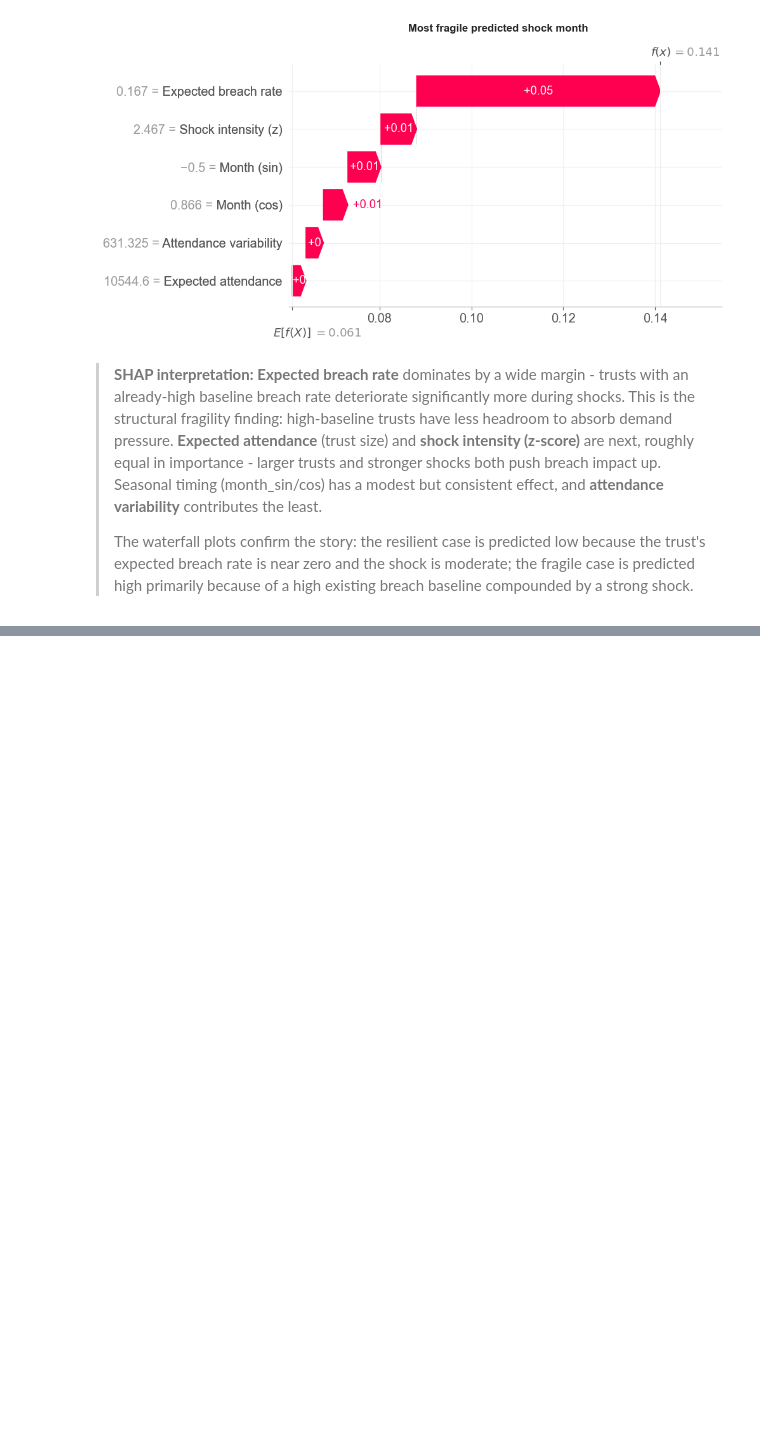
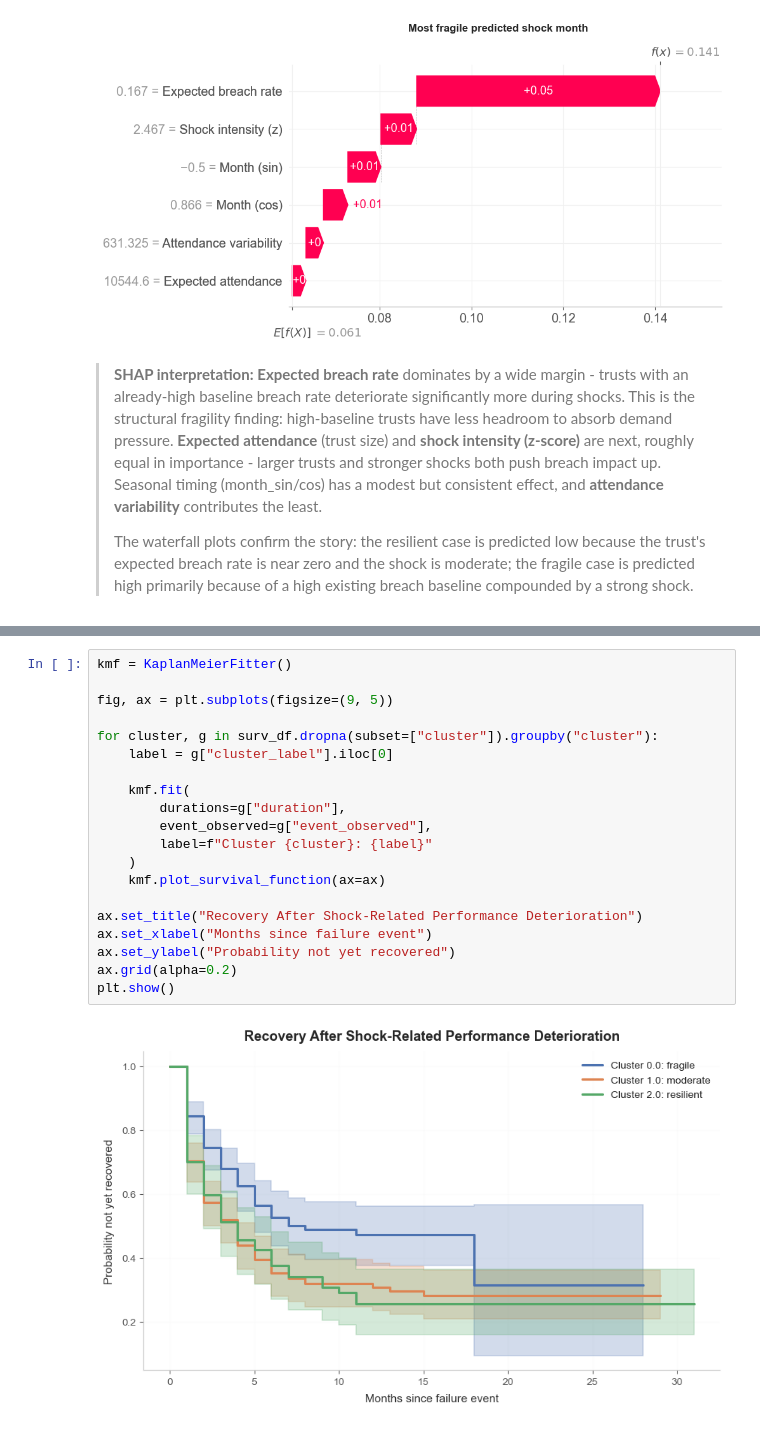
Before and after one commit to Maglehoj/42578-Project, a Jupyter notebook: Elmo-main-copy.ipynb, the cells around one changed output, grey strips where cells are left out. Saved outputs shown, nothing was run; the diff lists cells and outputs as text; blank space fills up the shorter version.

Commit message:
survival analysis

```diff
--- a/Elmo-main-copy.ipynb
+++ b/Elmo-main-copy.ipynb
@@ -1614,0 +1797,22 @@ Most fragile predicted shock month:
+# %%
+kmf = KaplanMeierFitter()
+
+fig, ax = plt.subplots(figsize=(9, 5))
+
+for cluster, g in surv_df.dropna(subset=["cluster"]).groupby("cluster"):
+    label = g["cluster_label"].iloc[0]
+
+    kmf.fit(
+        durations=g["duration"],
+        event_observed=g["event_observed"],
+        label=f"Cluster {cluster}: {label}"
+    )
+    kmf.plot_survival_function(ax=ax)
+
+ax.set_title("Recovery After Shock-Related Performance Deterioration")
+ax.set_xlabel("Months since failure event")
+ax.set_ylabel("Probability not yet recovered")
+ax.grid(alpha=0.2)
+plt.show()
+# %% [output]
+[figure, added]
```
Also changed, not shown: parts of 19 cells of this notebook.
